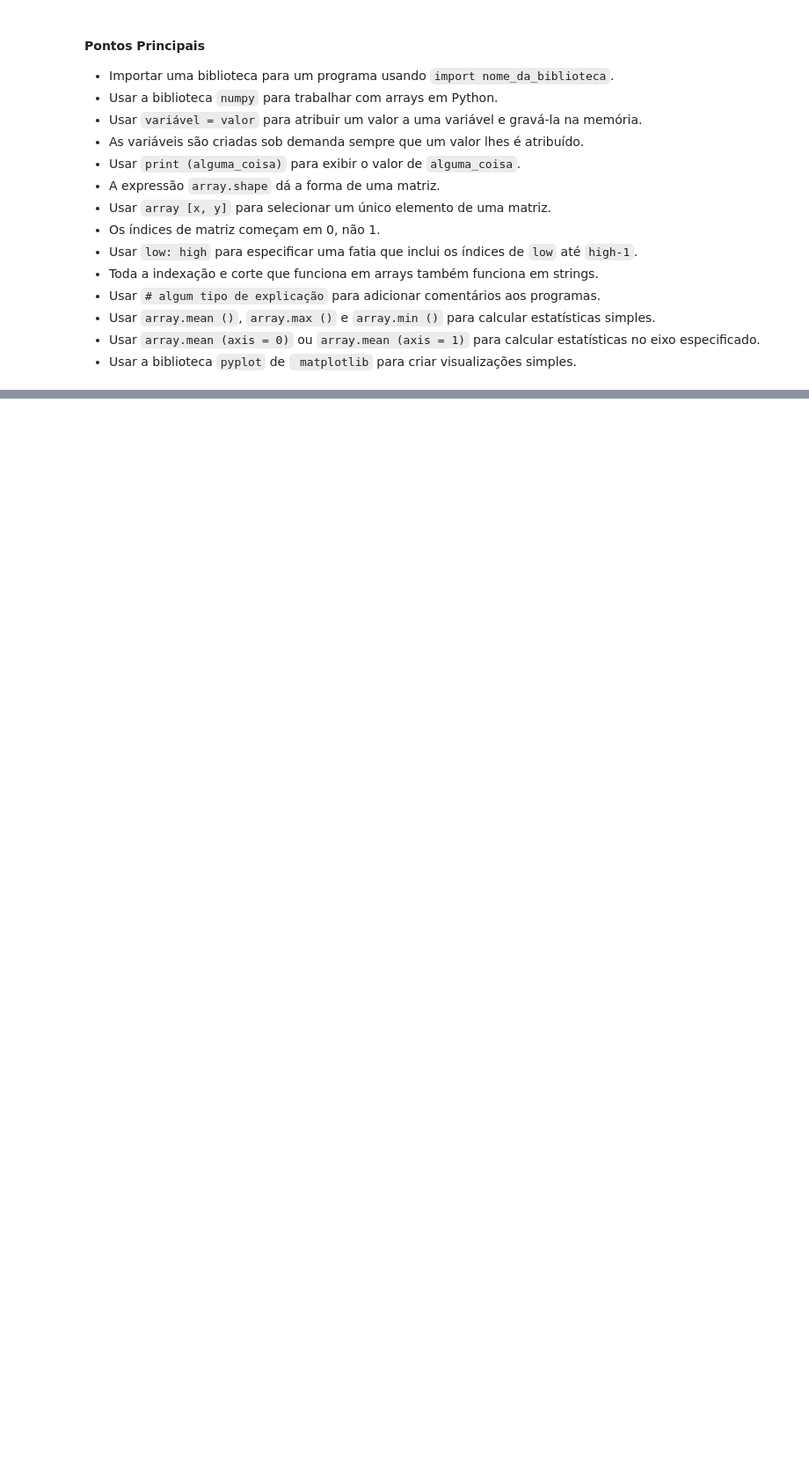
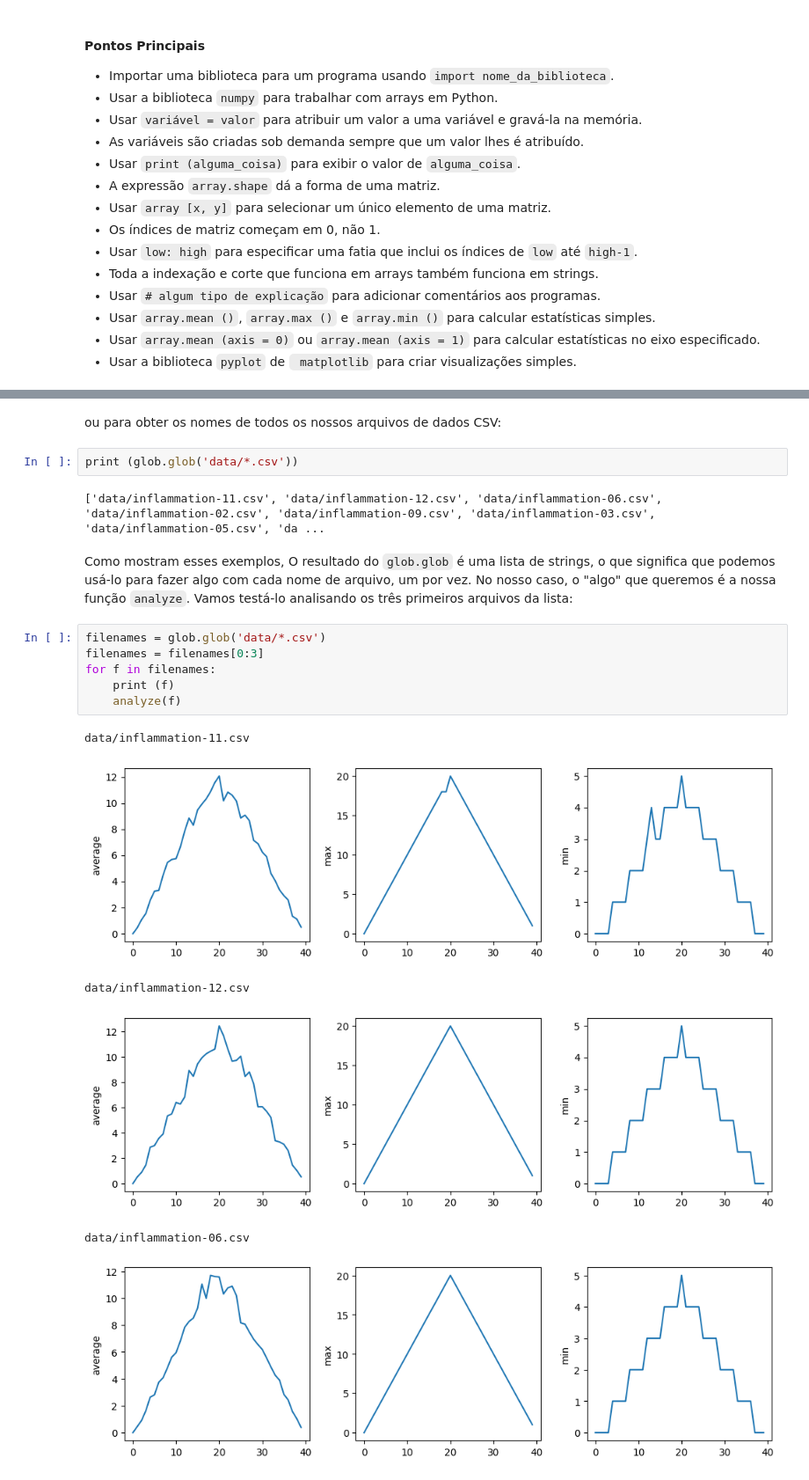
Before and after one commit to rafaluz/TOPICOS-ESPECIAIS-20241, a Jupyter notebook: 1 - introducao_python/02 - introducao a analise de dados.ipynb, the cells around one changed output, grey strips where cells are left out. Shown at 88% size. Saved outputs shown, nothing was run; the diff lists cells and outputs as text; blank space fills up the shorter version.

```diff
--- a/1 - introducao_python/02 - introducao a analise de dados.ipynb
+++ b/1 - introducao_python/02 - introducao a analise de dados.ipynb
@@ -454,0 +511,27 @@ plt.show()
+# %% [markdown]
+ou para obter os nomes de todos os nossos arquivos de dados CSV:
+# %%
+print (glob.glob('data/*.csv'))
+# %% [output]
+['data/inflammation-11.csv', 'data/inflammation-12.csv', 'data/inflammation-06.csv', 'data/inflammation-02.csv', 'data/inflammation-09.csv', 'data/inflammation-03.csv', 'data/inflammation-05.csv', 'da ...
+# %% [markdown]
+Como mostram esses exemplos,
+O resultado do `glob.glob` é uma lista de strings,
+o que significa que podemos usá-lo
+para fazer algo com cada nome de arquivo, um por vez.
+No nosso caso,
+o "algo" que queremos é a nossa função `analyze`.
+Vamos testá-lo analisando os três primeiros arquivos da lista:
+# %%
+filenames = glob.glob('data/*.csv')
+filenames = filenames[0:3]
+for f in filenames:
+    print (f)
+    analyze(f)
+# %% [output]
+data/inflammation-11.csv
+[figure, added]
+data/inflammation-12.csv
+[figure, added]
+data/inflammation-06.csv
+[figure, added]
```
Also changed, not shown: parts of 12 cells of this notebook.
